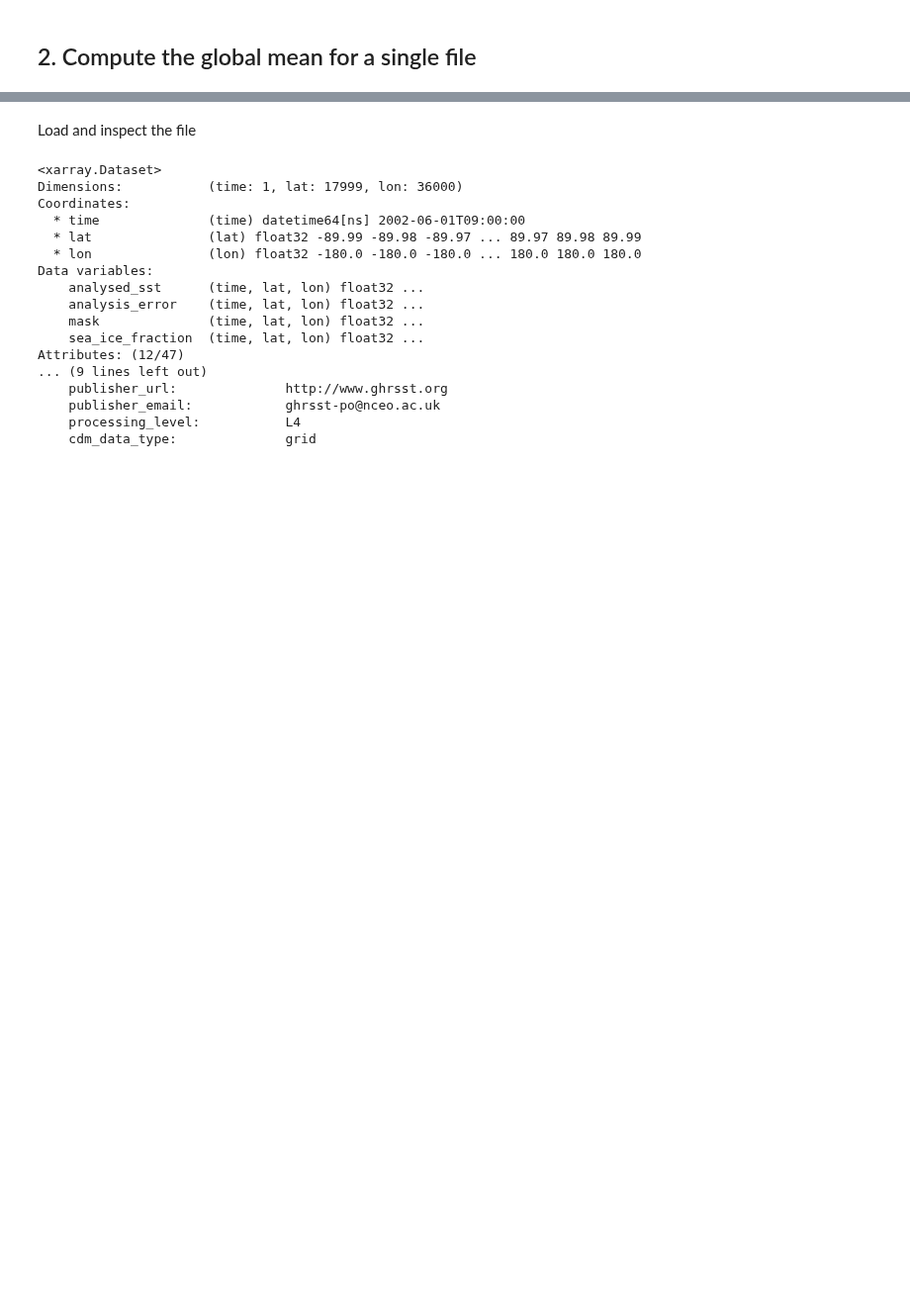
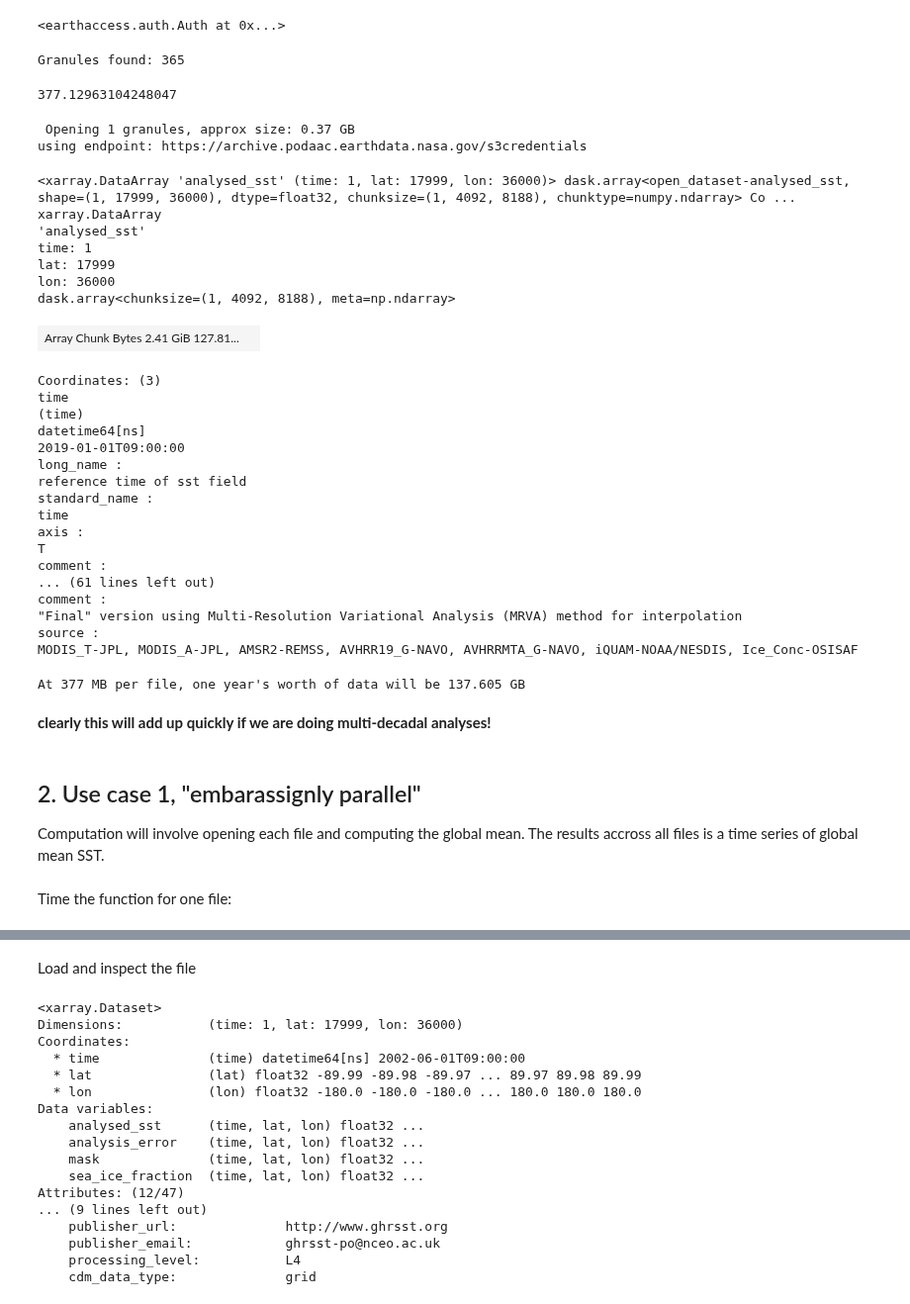
Before and after one commit to DeanHenze/cloud_earthdata, a Jupyter notebook: dask_with_earthdata_starters/basic_dask.ipynb, the cells around one changed output, grey strips where cells are left out. Shown at 99% size. Drawn from its saved outputs; the diff is of its cells as text; code cells hidden in the pictures; blank space fills up the shorter version.

```diff
--- a/dask_with_earthdata_starters/basic_dask.ipynb
+++ b/dask_with_earthdata_starters/basic_dask.ipynb
@@ -69,0 +59,54 @@ Example filename:  podaac-ops-cumulus-protected/MUR-JPL-L4-GLOB-v4.1/20020601090
+# %%
+earthaccess.login()
+# %% [output]
+<earthaccess.auth.Auth at 0x...>
+# %%
+granule_info = earthaccess.search_data(
+    short_name="MUR-JPL-L4-GLOB-v4.1",
+    temporal=("2019-01-01", "2019-12-31"),
+    )
+# %% [output]
+Granules found: 365
+# %%
+granule_info[0].size()
+# %% [output]
+377.12963104248047
+# %%
+samplefile = xr.open_dataset(earthaccess.open([granule_info[0]])[0], chunks='auto') # specify 'chunk' kwarg, to see memory sizes of arrays.
+samplefile['analysed_sst']
+#xr.open_mfdataset(earthaccess.open(granule_info[:2]))
+# %% [output]
+ Opening 1 granules, approx size: 0.37 GB
+using endpoint: https://archive.podaac.earthdata.nasa.gov/s3credentials
+<xarray.DataArray 'analysed_sst' (time: 1, lat: 17999, lon: 36000)> dask.array<open_dataset-analysed_sst, shape=(1, 17999, 36000), dtype=float32, chunksize=(1, 4092, 8188), chunktype=numpy.ndarray> Co ...
+xarray.DataArray
+'analysed_sst'
+time: 1
+lat: 17999
+lon: 36000
+dask.array<chunksize=(1, 4092, 8188), meta=np.ndarray>
+| Array Chunk Bytes 2.41 GiB 127.81... |  |
+Coordinates: (3)
+time
+(time)
+datetime64[ns]
+2019-01-01T09:00:00
+long_name :
+reference time of sst field
+standard_name :
+time
+axis :
+T
+comment :
+... (61 lines left out)
+comment :
+"Final" version using Multi-Resolution Variational Analysis (MRVA) method for interpolation
+source :
+MODIS_T-JPL, MODIS_A-JPL, AMSR2-REMSS, AVHRR19_G-NAVO, AVHRRMTA_G-NAVO, iQUAM-NOAA/NESDIS, Ice_Conc-OSISAF
+# %%
+disksize_gran = round(granule_info[0].size())
+print("At " + str(disksize_gran) + " MB per file, one year's worth of data will be " + str(365*disksize_gran/1000) + " GB")
+# %% [output]
+At 377 MB per file, one year's worth of data will be 137.605 GB
+# %% [markdown]
+**clearly this will add up quickly if we are doing multi-decadal analyses!**
@@ -70,2 +115,4 @@ Example filename:  podaac-ops-cumulus-protected/MUR-JPL-L4-GLOB-v4.1/20020601090
 # %% [markdown]
-## 2. Compute the global mean for a single file
+## 2. Use case 1, "embarassignly parallel"
+
+Computation will involve opening each file and computing the global mean. The results accross all files is a time series of global mean SST.
@@ -71,0 +123,2 @@ Example filename:  podaac-ops-cumulus-protected/MUR-JPL-L4-GLOB-v4.1/20020601090
+# %% [markdown]
+Time the function for one file:
```
Also changed, not shown: parts of 17 cells of this notebook.
